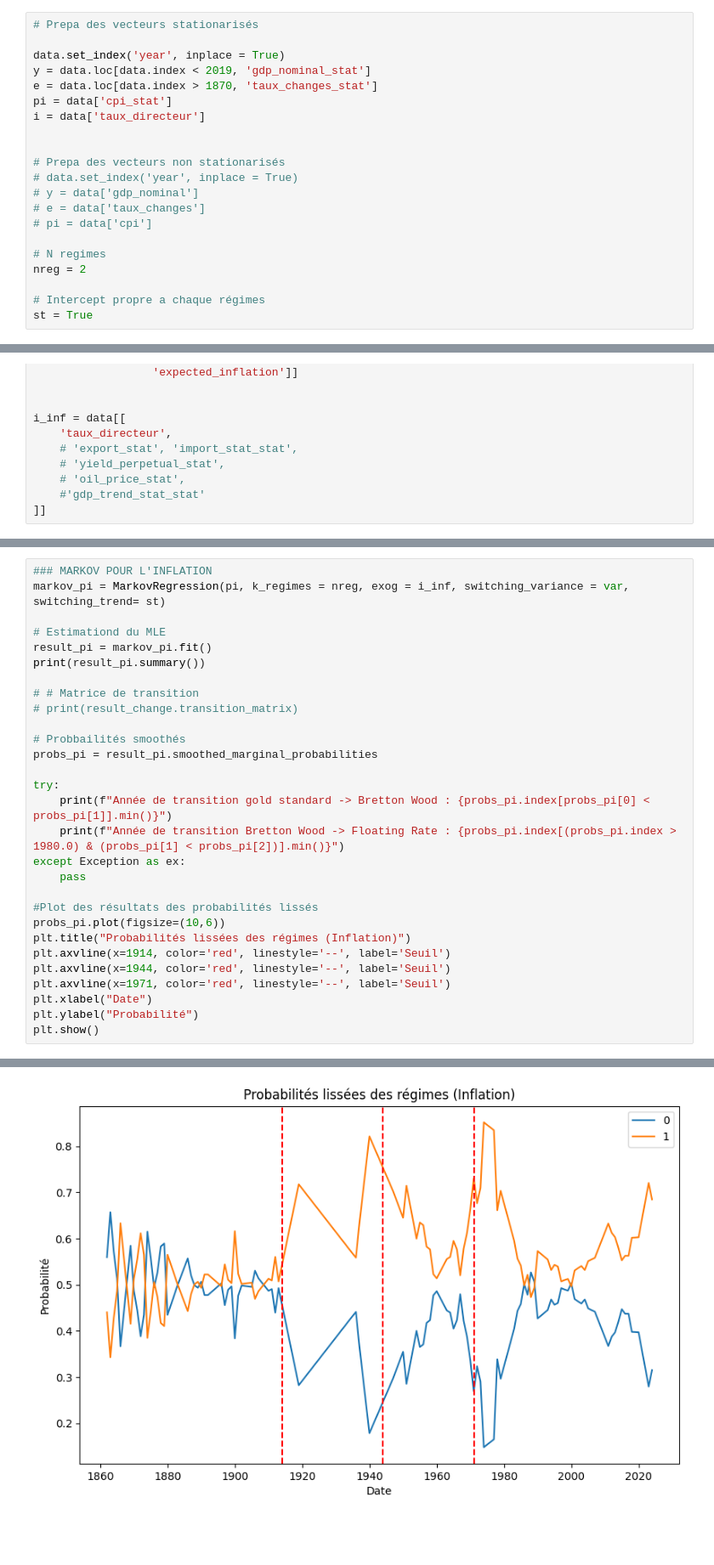
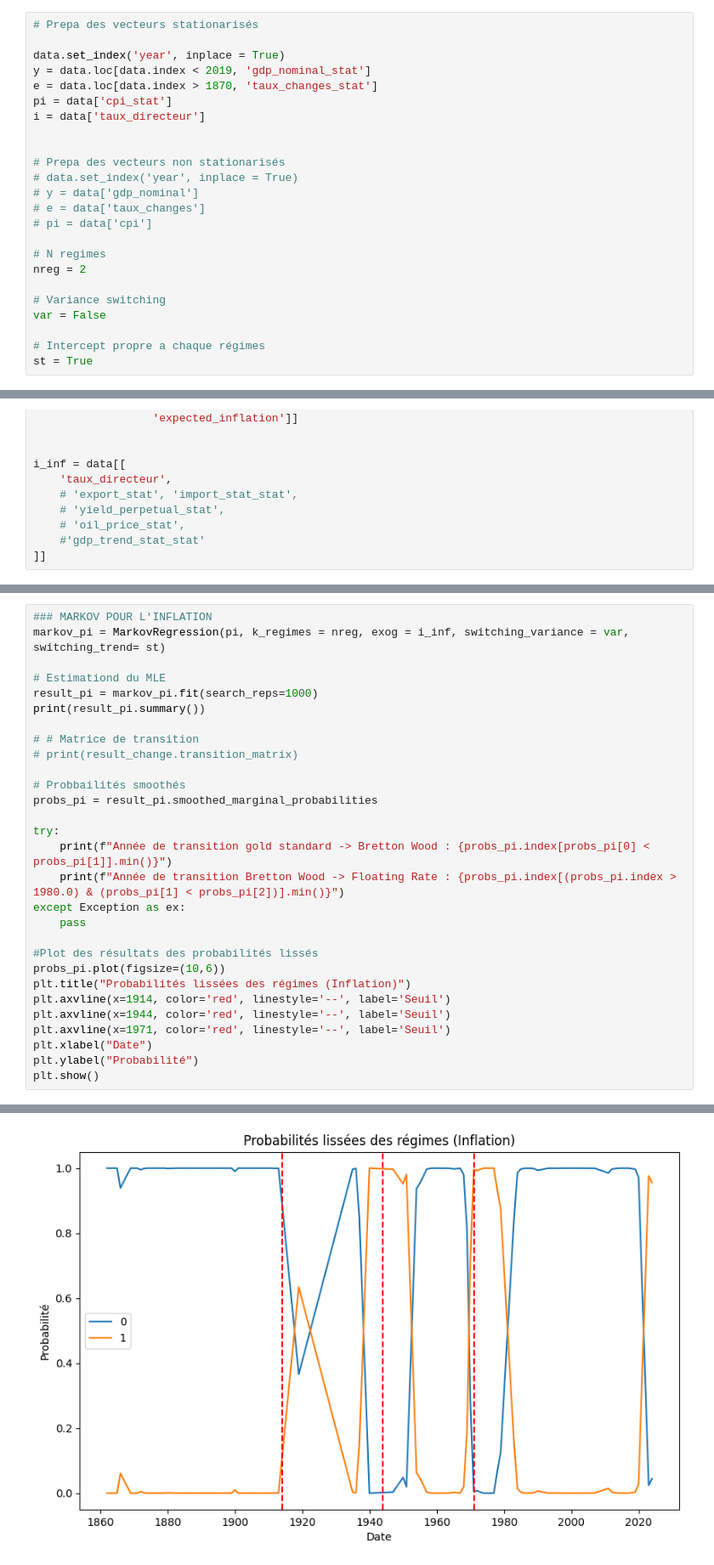
Before and after one commit to TimmGRT/Monetary-Policy-UK-1870-2025, a Jupyter notebook: CODE_ZONE/timeo_code/timeo_code_markov.ipynb, the cells around one changed output, grey strips where cells are left out. Shown at 85% size. Cells and saved outputs as stored; diff of their text form; blank space fills up the shorter version.

```diff
--- a/CODE_ZONE/timeo_code/timeo_code_markov.ipynb
+++ b/CODE_ZONE/timeo_code/timeo_code_markov.ipynb
@@ -277,5 +297,8 @@ i = data['taux_directeur']
 # N regimes
 nreg = 2
 
+# Variance switching
+var = False
+
 # Intercept propre a chaque régimes
 st = True
@@ -425,7 +476,7 @@ Année de transition gold standard -> Bretton Wood : 1871.0
 markov_pi = MarkovRegression(pi, k_regimes = nreg, exog = i_inf, switching_variance = var, switching_trend= st)
 
 # Estimationd du MLE
-result_pi = markov_pi.fit()
+result_pi = markov_pi.fit(search_reps=1000)
 print(result_pi.summary())
 
 # # Matrice de transition
@@ -470 +521 @@ Année de transition gold standard -> Bretton Wood : 1866.0
-[figure, old version]
+[figure, new version]
```
Also changed, not shown: parts of 16 cells of this notebook.
